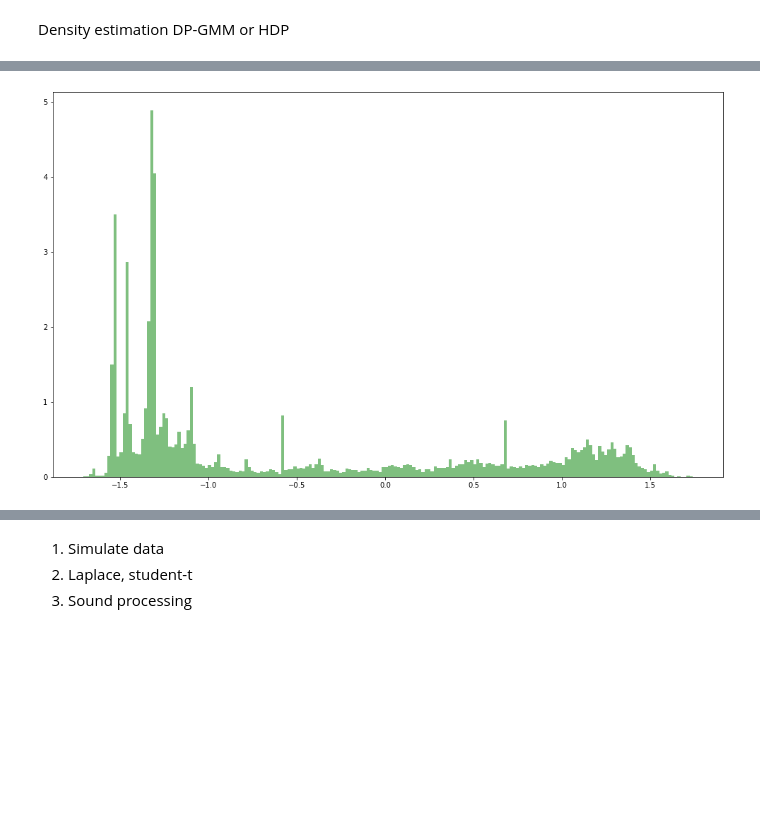
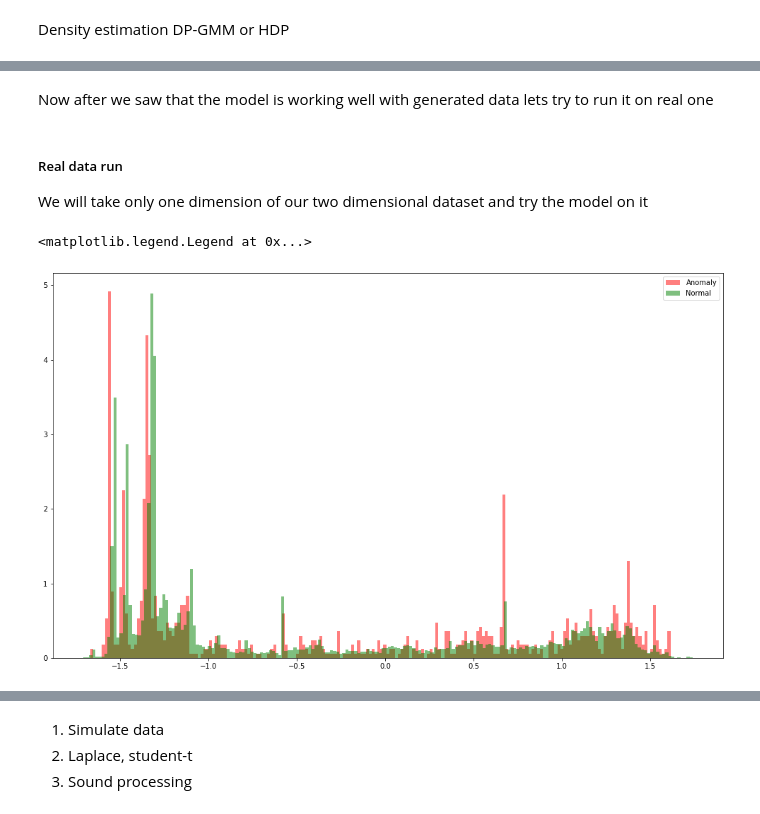
Before and after one commit to ivinokuri/generative-model, a Jupyter notebook: py/model/autoencoder/ProbabilisticModelExperiments.ipynb, the cells around one changed output, grey strips where cells are left out. Drawn from its saved outputs; the diff is of its cells as text; code cells hidden in the pictures; blank space fills up the shorter version.

```diff
--- a/py/model/autoencoder/ProbabilisticModelExperiments.ipynb
+++ b/py/model/autoencoder/ProbabilisticModelExperiments.ipynb
@@ -320,10 +418,18 @@ ld: warning: dylib (/usr/local/Cellar/gcc/11.2.0/lib/gcc/11/libstdc++.dylib) was
+# %% [markdown]
+Now after we saw that the model is working well with generated data lets try to run it on real one
+# %% [markdown]
+##### Real data run
+
+We will take only one dimension of our two dimensional dataset and try the model on it
 # %%
-stan_normal_data = normal_pca_data#[:300]
-stan_anomaly_data = anomaly_pca_data#[:300]
+stan_normal_data = normal_pca_data
+stan_anomaly_data = anomaly_pca_data
 fig, axs = plt.subplots(1, figsize=(17, 10))
-# n, anomaly_bins, patches = axs.hist(stan_anomaly_data[:,0], 200, facecolor='r', alpha=0.5, density=True, stacked=True, label="anomaly $y_1$")
-n, norm_bins, patches = axs.hist(stan_normal_data[:,0], 200, facecolor='g', alpha=0.5, density=True, stacked=True, label="normal $y_1$")
+n, anomaly_bins, patches = axs.hist(stan_anomaly_data[:,0], 200, facecolor='r', alpha=0.5, density=True, stacked=True, label="Anomaly")
+n, norm_bins, patches = axs.hist(stan_normal_data[:,0], 200, facecolor='g', alpha=0.5, density=True, stacked=True, label="Normal")
+axs.legend()
 # %% [output]
+<matplotlib.legend.Legend at 0x...>
-[figure, old version]
+[figure, new version]
 # %%
 mu_loc_prior = 0;
```
Also changed, not shown: parts of 27 cells of this notebook.
